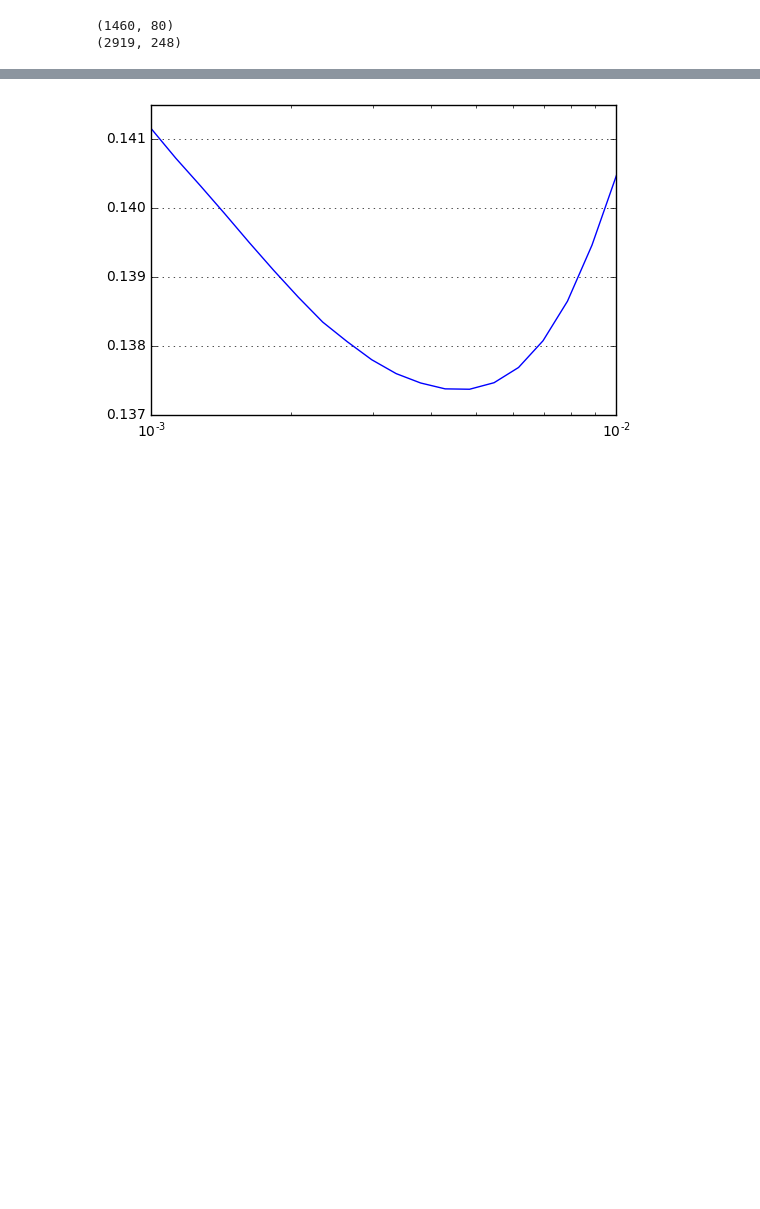
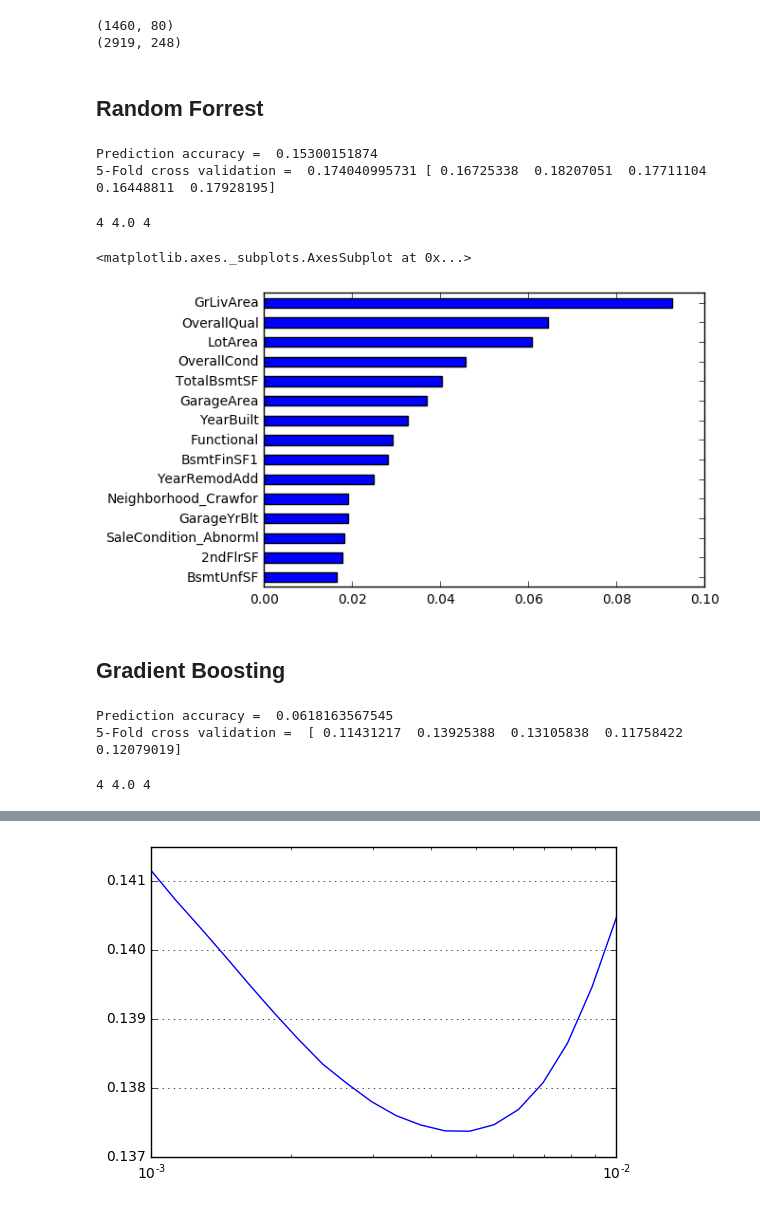
Before and after one commit to jmpounders/kaggle_homeprices, a Jupyter notebook: HomePricePrediction.ipynb, the cells around one changed output, grey strips where cells are left out. Saved outputs shown, nothing was run; the diff lists cells and outputs as text; code cells hidden in the pictures; blank space fills up the shorter version.

```diff
--- a/HomePricePrediction.ipynb
+++ b/HomePricePrediction.ipynb
@@ -343,3 +347,5 @@ print X.shape
 # %% [output]
 (1460, 80)
 (2919, 248)
+# %% [markdown]
+## Random Forrest
@@ -345,0 +355,22 @@ print X.shape
+# %%
+x_train = StandardScaler().fit_transform(df_train)
+rf.fit(x_train, y)
+output = rf.predict(x_train)
+cv = cross_validation.cross_val_score(rf, x_train, y, cv=5, scoring='mean_squared_error')
+
+print 'Prediction accuracy = ', np.sqrt(mean_squared_error(y,output))
+print '5-Fold cross validation = ', np.mean(np.sqrt(np.abs(cv))), np.sqrt(np.abs(cv))
+# %% [output]
+Prediction accuracy =  0.15300151874
+5-Fold cross validation =  0.174040995731 [ 0.16725338  0.18207051  0.17711104  0.16448811  0.17928195]
+# %%
+depth = [estimator.tree_.max_depth for estimator in rf.estimators_]
+print min(depth), np.mean(depth), max(depth)
+# %% [output]
+4 4.0 4
+# %%
+feat_imp = pd.Series(results.feature_importances_, index=df_train.columns)
+feat_imp.sort_values().tail(15).plot(kind='barh')
+# %% [output]
+<matplotlib.axes._subplots.AxesSubplot at 0x...>
+[figure, added]
@@ -345,0 +385,2 @@ print X.shape
+# %% [markdown]
+## Gradient Boosting
@@ -345,0 +390,16 @@ print X.shape
+# %%
+x_train = StandardScaler().fit_transform(df_train)
+gb.fit(x_train, y)
+output = gb.predict(x_train)
+cv = cross_validation.cross_val_score(gb, x_train, y, cv=5, scoring='mean_squared_error')
+
+print 'Prediction accuracy = ', np.sqrt(mean_squared_error(y,output))
+print '5-Fold cross validation = ', np.sqrt(np.abs(cv))
+# %% [output]
+Prediction accuracy =  0.0618163567545
+5-Fold cross validation =  [ 0.11431217  0.13925388  0.13105838  0.11758422  0.12079019]
+# %%
+depth = [estimator.tree_.max_depth for estimator in rf.estimators_]
+print min(depth), np.mean(depth), max(depth)
+# %% [output]
+4 4.0 4
```
Also changed, not shown: parts of 9 cells of this notebook.
